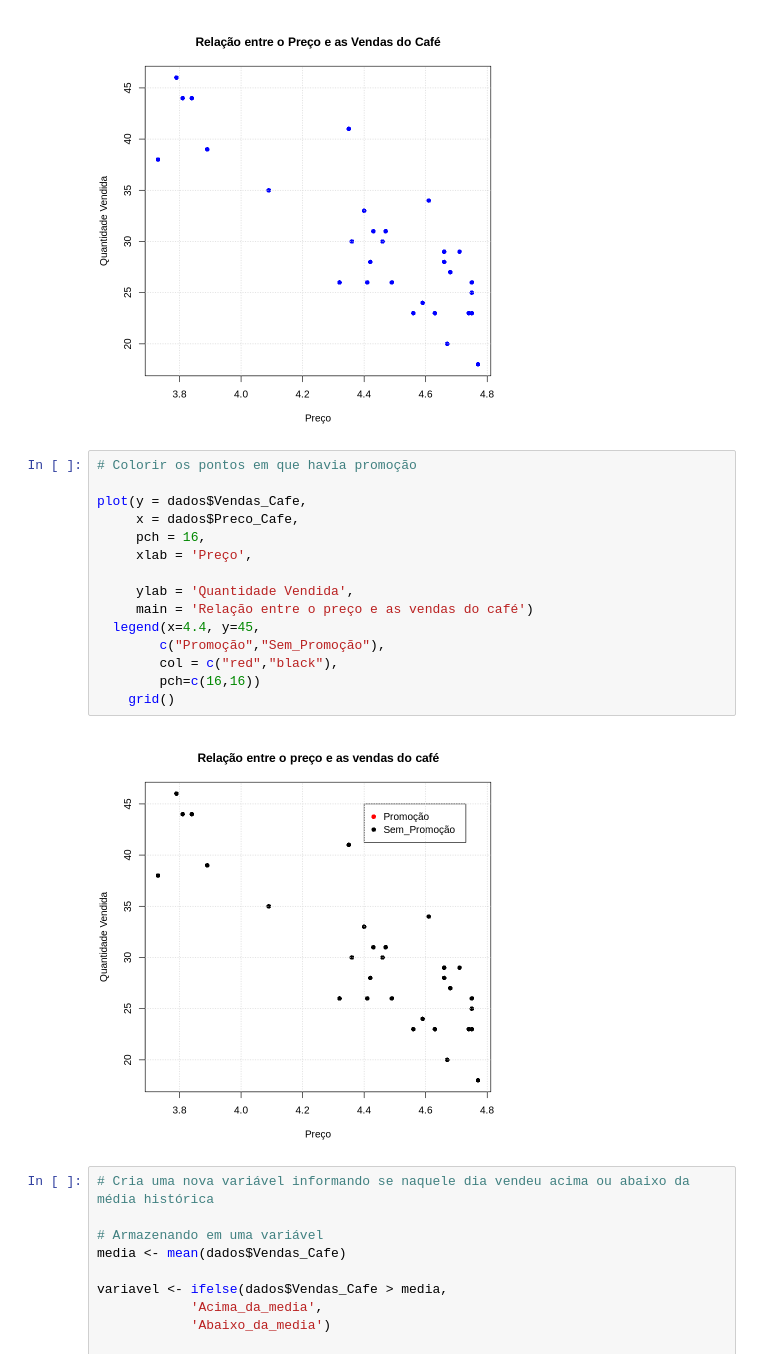
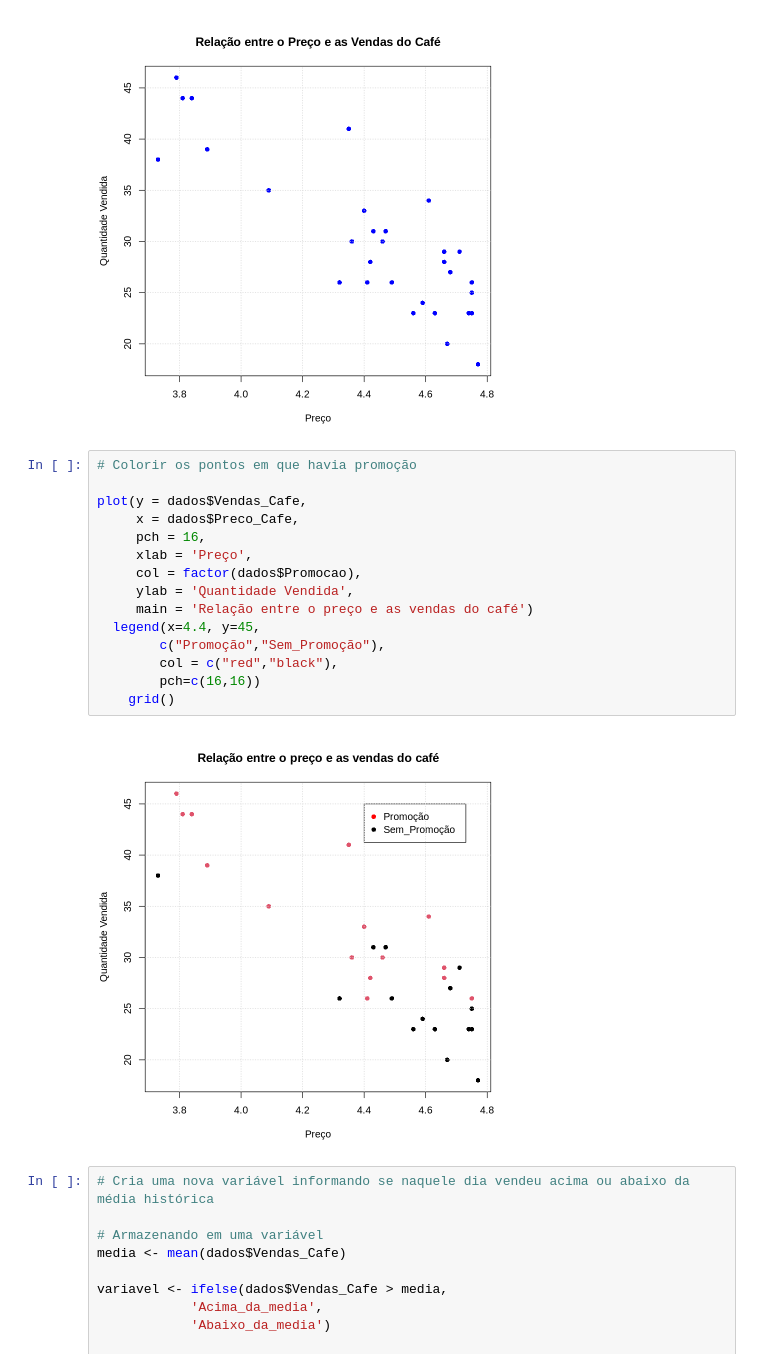
Before and after one commit to leomd11/Data_Analysis, a Jupyter notebook: Simple_Analysis_1R.ipynb, the cells around one changed output. Saved outputs shown, nothing was run; the diff lists cells and outputs as text.

```diff
--- a/Simple_Analysis_1R.ipynb
+++ b/Simple_Analysis_1R.ipynb
@@ -90,20 +90,20 @@ grid()
 # %%
 # Colorir os pontos em que havia promoção
 
 plot(y = dados$Vendas_Cafe,
      x = dados$Preco_Cafe,
      pch = 16,
      xlab = 'Preço',
-
+     col = factor(dados$Promocao),
      ylab = 'Quantidade Vendida',
      main = 'Relação entre o preço e as vendas do café')
   legend(x=4.4, y=45,
         c("Promoção","Sem_Promoção"),
         col = c("red","black"),
         pch=c(16,16))
     grid()
 # %% [output]
-[figure, old version]
+[figure, new version]
 # %%
 # Cria uma nova variável informando se naquele dia vendeu acima ou abaixo da média histórica
 
```
